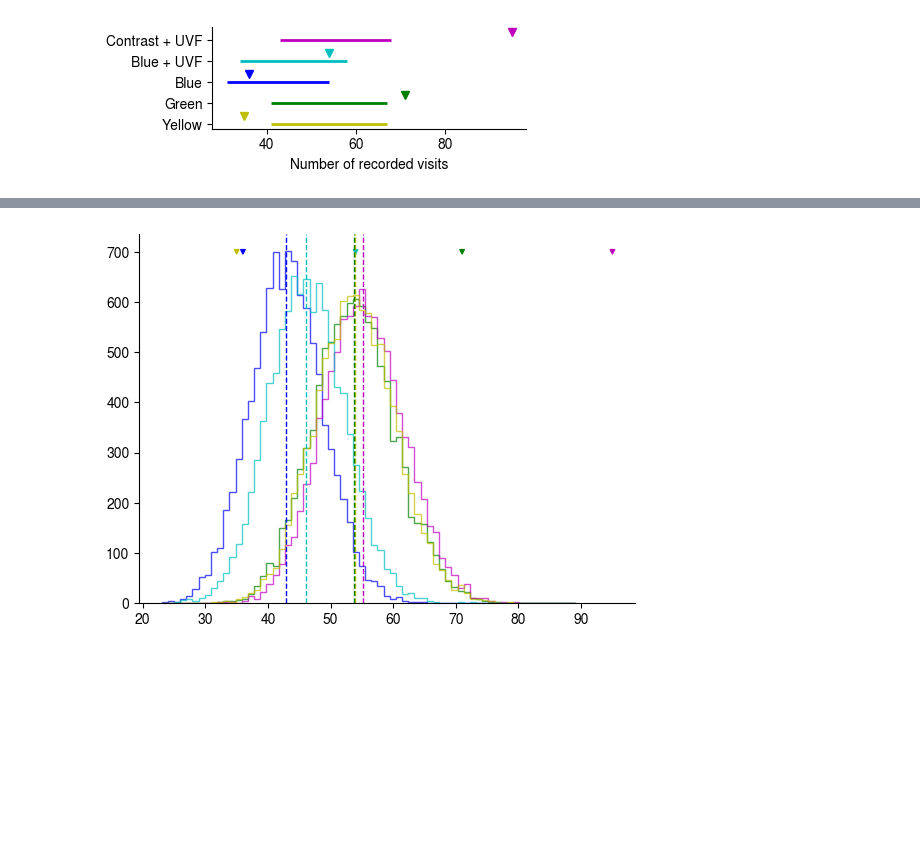
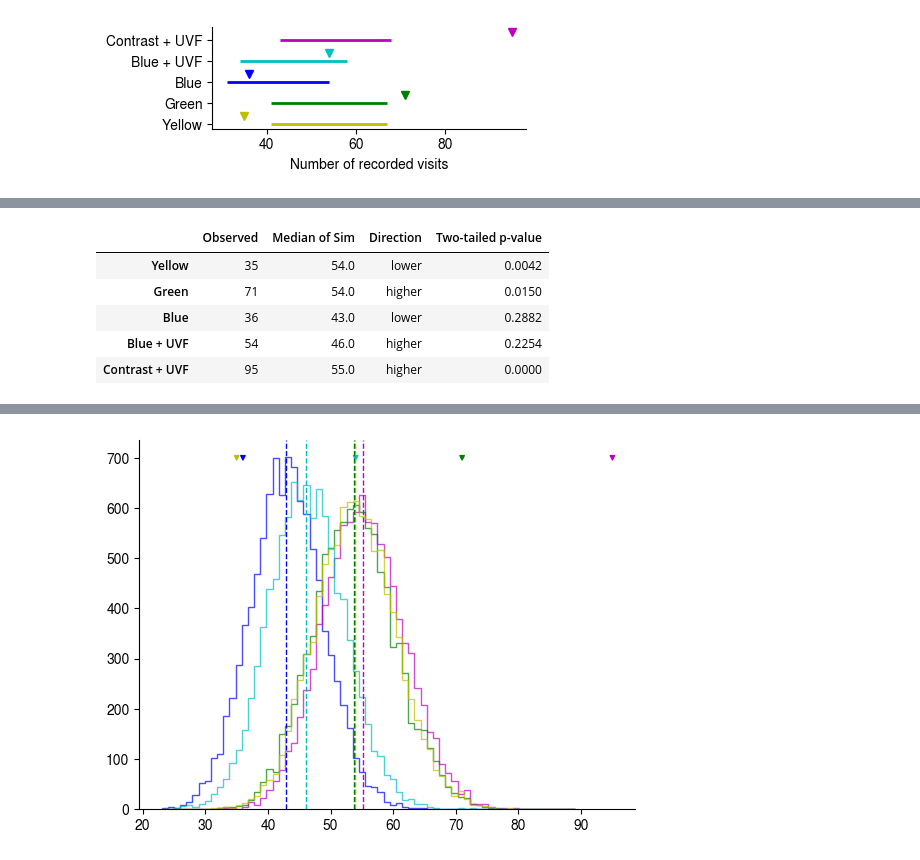
Before and after one commit to mparkergetz/bee_cam_data_processing, a Jupyter notebook: nb3_simulate_visits.ipynb, the cells around one changed output, grey strips where cells are left out. Cells and saved outputs as stored; diff of their text form; code cells hidden in the pictures; blank space fills up the shorter version.

```diff
--- a/nb3_simulate_visits.ipynb
+++ b/nb3_simulate_visits.ipynb
@@ -207,0 +233,35 @@ plt.savefig('figs/simulation_interval_clover_small.svg', format='svg')
+# %%
+p_values = {}
+directions = {}
+
+for col in new_order:
+    sim_data = df[col].dropna()
+    obs = observed_values[col]
+    median = np.median(sim_data)
+
+    if obs > median:
+        p = np.sum(sim_data >= obs) / len(sim_data)
+    else:
+        p = np.sum(sim_data <= obs) / len(sim_data)
+
+    p = min(p * 2, 1.0)
+    p_values[col] = p
+
+    directions[col] = "higher" if obs > median else "lower"
+
+results_df = pd.DataFrame({
+    'Observed': observed_values,
+    'Median of Sim': df.median(),
+    'Direction': directions,
+    'Two-tailed p-value': p_values
+}).loc[new_order]
+
+results_df.index = [name_map.get(c, c) for c in results_df.index]
+results_df
+# %% [output]
+|  | Observed | Median of Sim | Direction | Two-tailed p-value |
+| Yellow | 35 | 54.0 | lower | 0.0042 |
+| Green | 71 | 54.0 | higher | 0.0150 |
+| Blue | 36 | 43.0 | lower | 0.2882 |
+| Blue + UVF | 54 | 46.0 | higher | 0.2254 |
+| Contrast + UVF | 95 | 55.0 | higher | 0.0000 |
```
Also changed, not shown: parts of 3 cells of this notebook, 4 other files.
